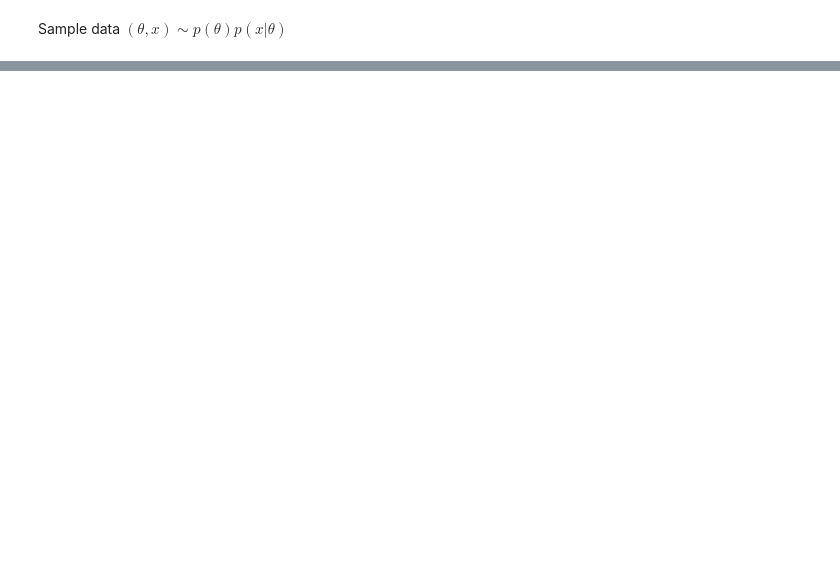
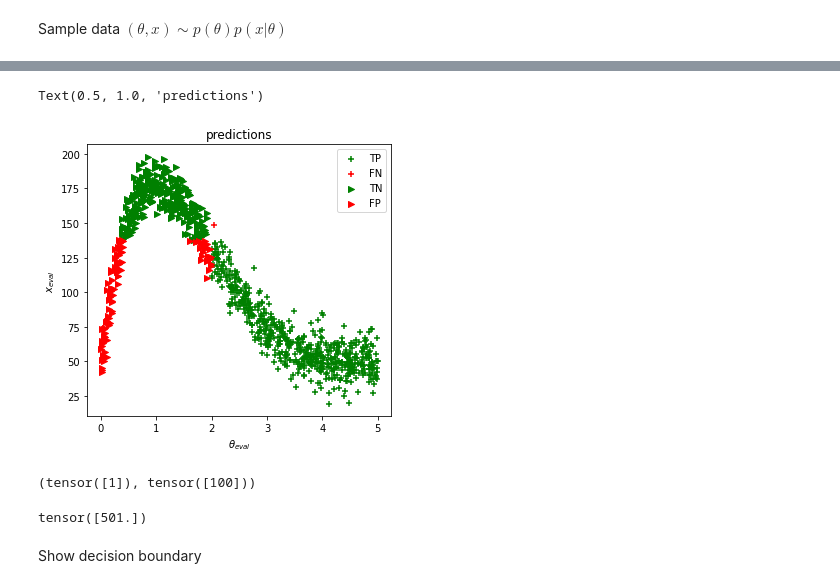
Before and after one commit to mackelab/amortized-decision-making, a Jupyter notebook: scripts/classifier.ipynb, the cells around one changed output, grey strips where cells are left out. Cells and saved outputs as stored; diff of their text form; code cells hidden in the pictures; blank space fills up the shorter version.

```diff
--- a/scripts/classifier.ipynb
+++ b/scripts/classifier.ipynb
@@ -314,0 +107,7 @@ plt.show()
+# %%
+N_eval = 1000
+th_eval = prior.sample((N_eval,))
+x_eval = simulator(th_eval)
+d_eval = (th_eval>threshold).float()
+preds_eval = clf(x_eval)
+preds_eval_bin = (preds_eval>0.5).float()
@@ -314,0 +122,29 @@ plt.show()
+# %%
+tn = torch.logical_and(preds_eval_bin == 0, d_eval == 0)
+tp = torch.logical_and(preds_eval_bin == 1, d_eval == 1)
+fn = torch.logical_and(preds_eval_bin == 0, d_eval == 1)
+fp = torch.logical_and(preds_eval_bin == 1, d_eval == 0)
+# %%
+plt.figure(figsize=(12,5))
+
+plt.subplot(1,2,1)
+plt.scatter(th_eval[tp], x_eval[tp], c = 'g', marker= '+', label='TP')
+plt.scatter(th_eval[fn], x_eval[fn], c = 'r', marker= '+', label='FN')
+plt.scatter(th_eval[tn], x_eval[tn], c = 'g', marker= '>', label='TN')
+plt.scatter(th_eval[fp], x_eval[fp], c = 'r', marker= '>', label='FP')
+plt.legend()
+plt.xlabel(r'$\theta_{eval}$'); plt.ylabel(r'$x_{eval}$'); plt.title('predictions')
+# %% [output]
+Text(0.5, 1.0, 'predictions')
+[figure, added]
+# %%
+sum(fn), sum(fp)
+# %% [output]
+(tensor([1]), tensor([100]))
+# %%
+# incurred loss
+sum(fn) * weights[1] + sum(fp) * weights[0]
+# %% [output]
+tensor([501.])
+# %% [markdown]
+Show decision boundary
```
Also changed, not shown: parts of 74 cells of this notebook, 6 other files.
